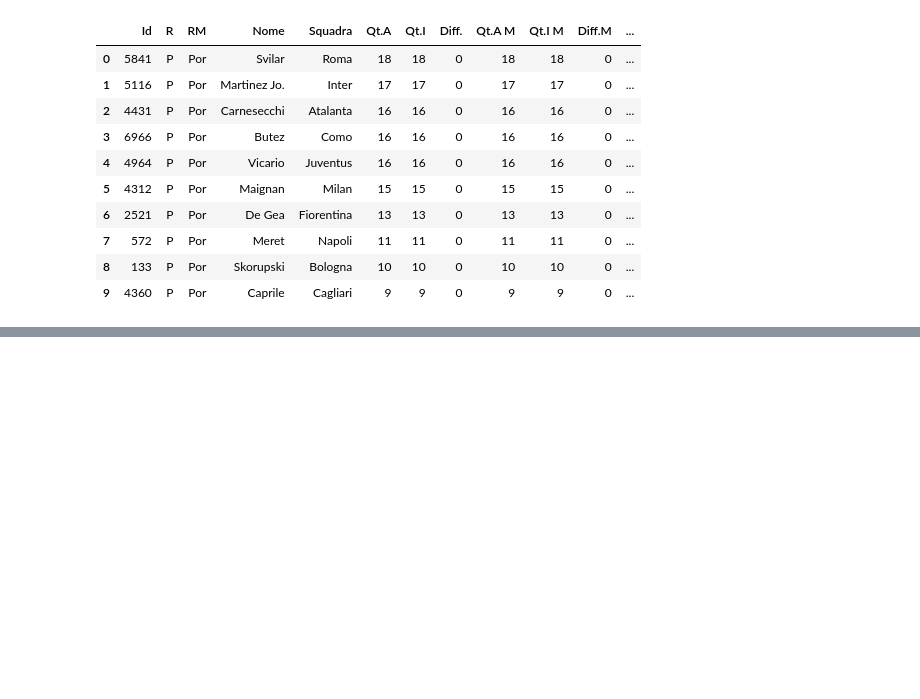
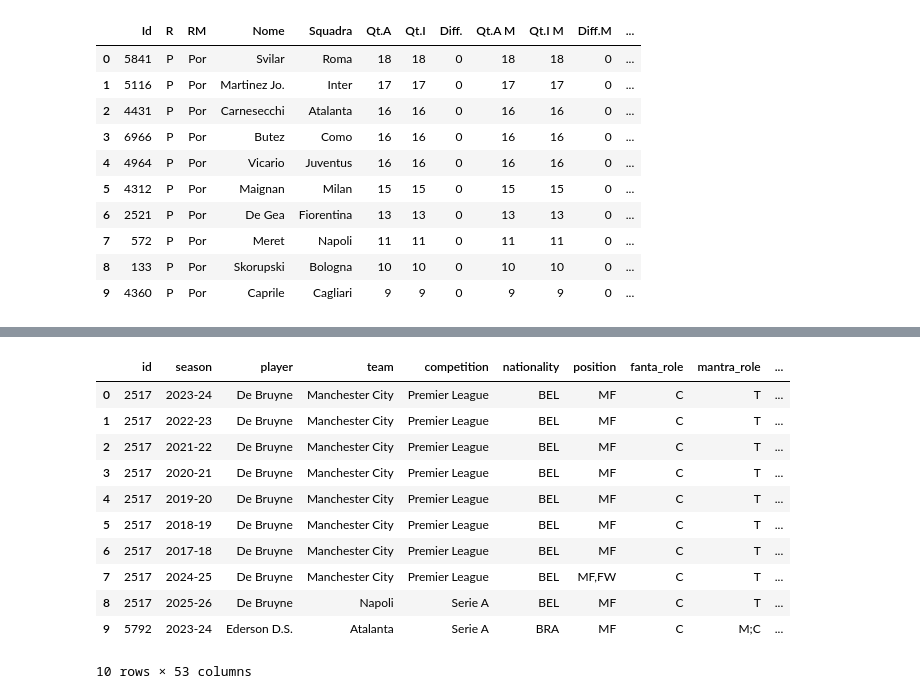
Before and after one commit to GianlucaPanzani/FantacalcioApp26-27, a Jupyter notebook: preprocessing.ipynb, the cells around one changed output, grey strips where cells are left out. Cells and saved outputs as stored; diff of their text form; code cells hidden in the pictures; blank space fills up the shorter version.

```diff
--- a/preprocessing.ipynb
+++ b/preprocessing.ipynb
@@ -144,0 +298,31 @@ players.shape
+# %%
+# Ordering of the columns
+ordered_columns = filtered_history_players.columns.tolist()
+
+# Move "id" to the first position.
+ordered_columns.remove("id")
+ordered_columns.insert(0, "id")
+
+# Move "fanta_role" immediately after "position".
+ordered_columns.remove("fanta_role")
+ordered_columns.insert(ordered_columns.index("position")+1, "fanta_role")
+
+# Move "mantra_role" immediately after "fanta_role"
+ordered_columns.remove("mantra_role")
+ordered_columns.insert(ordered_columns.index("fanta_role")+1, "mantra_role")
+
+filtered_history_players = filtered_history_players[ordered_columns]
+filtered_history_players.head(10)
+# %% [output]
+|  | id | season | player | team | competition | nationality | position | fanta_role | mantra_role | ... |
+| 0 | 2517 | 2023-24 | De Bruyne | Manchester City | Premier League | BEL | MF | C | T | ... |
+| 1 | 2517 | 2022-23 | De Bruyne | Manchester City | Premier League | BEL | MF | C | T | ... |
+| 2 | 2517 | 2021-22 | De Bruyne | Manchester City | Premier League | BEL | MF | C | T | ... |
+| 3 | 2517 | 2020-21 | De Bruyne | Manchester City | Premier League | BEL | MF | C | T | ... |
+| 4 | 2517 | 2019-20 | De Bruyne | Manchester City | Premier League | BEL | MF | C | T | ... |
+| 5 | 2517 | 2018-19 | De Bruyne | Manchester City | Premier League | BEL | MF | C | T | ... |
+| 6 | 2517 | 2017-18 | De Bruyne | Manchester City | Premier League | BEL | MF | C | T | ... |
+| 7 | 2517 | 2024-25 | De Bruyne | Manchester City | Premier League | BEL | MF,FW | C | T | ... |
+| 8 | 2517 | 2025-26 | De Bruyne | Napoli | Serie A | BEL | MF | C | T | ... |
+| 9 | 5792 | 2023-24 | Ederson D.S. | Atalanta | Serie A | BRA | MF | C | M;C | ... |
+10 rows × 53 columns
```
Also changed, not shown: parts of 18 cells of this notebook, 12 other files.
